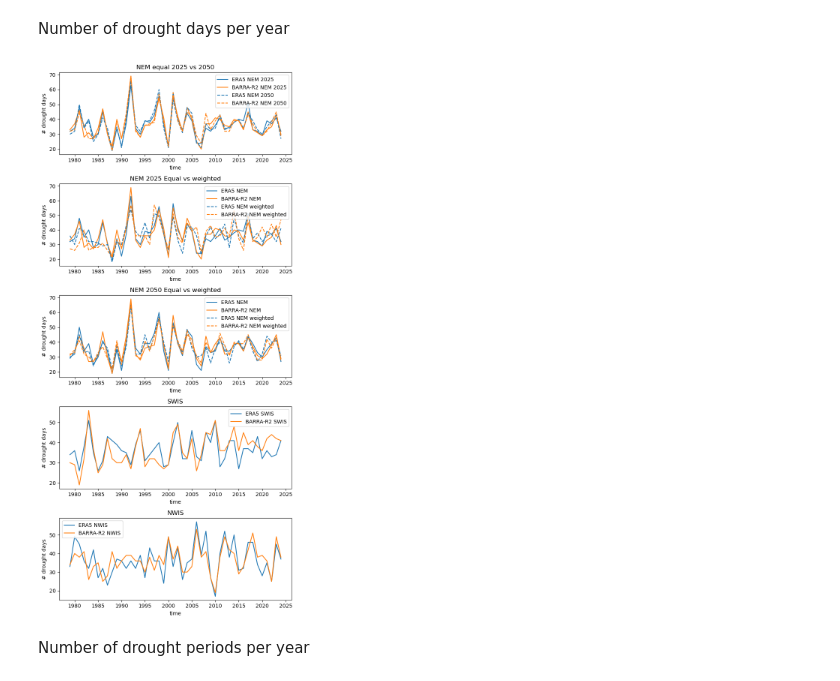
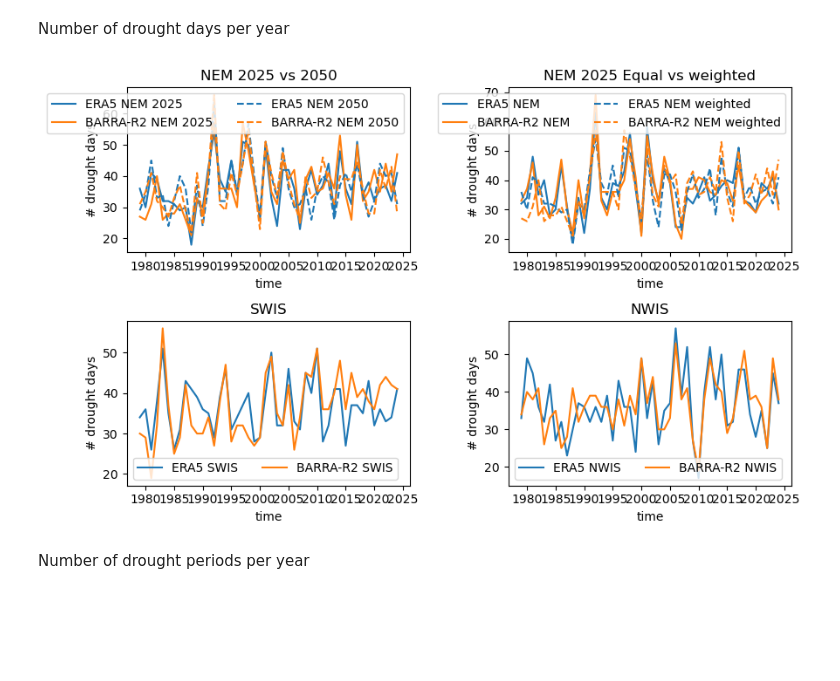
Before and after one commit to dougrichardson/wind_drought, a Jupyter notebook: 08_reanalysis_drought_stats.ipynb, the cells around one changed output. Saved outputs shown, nothing was run; the diff lists cells and outputs as text; code cells hidden in the pictures; blank space fills up the shorter version.

Commit message:
Tidied plots

```diff
--- a/08_reanalysis_drought_stats.ipynb
+++ b/08_reanalysis_drought_stats.ipynb
@@ -30,0 +134,5 @@ sum(nbytes) / 1024 ** 3
+# %%
+da = fn.sel_month(
+    ws_dict["ERA5_NEM_NEM_wind_2025_weighted"],
+    [3, 4, 5, 6]
+)
@@ -452,80 +271,61 @@ def n_drought_days(da):
     # return da.resample(time="1YS").sum()
     return xr.where(da > 0, 1, 0).resample(time="1YS").sum()
 # %%
-fig, ax = plt.subplots(5, 1, figsize=(7, 15))
+fig, ax = plt.subplots(2, 2, figsize=(9, 5.5))
+
+n_drought_days(
+    ws_dict["ERA5_NEM_NEM_wind_2025_weighted"]["drought_len_p10"]
+).plot(ax=ax[0,0], label="ERA5 NEM 2025")
+n_drought_days(
+    ws_dict["BARRA-R2_NEM_NEM_wind_2025_weighted"]["drought_len_p10"]
+).plot(ax=ax[0,0], label="BARRA-R2 NEM 2025")
+
+n_drought_days(
+    ws_dict["ERA5_NEM_NEM_wind_2050_weighted"]["drought_len_p10"]
+).plot(ax=ax[0,0], label="ERA5 NEM 2050", color="tab:blue", ls="--")
+n_drought_days(
+    ws_dict["BARRA-R2_NEM_NEM_wind_2050_weighted"]["drought_len_p10"]
+).plot(ax=ax[0,0], label="BARRA-R2 NEM 2050", color="tab:orange", ls="--")
+ax[0,0].set_title("NEM 2025 vs 2050")
 
 n_drought_days(
     ws_dict["ERA5_NEM_NEM_wind_2025_unweighted"]["drought_len_p10"]
-).plot(ax=ax[0], label="ERA5 NEM 2025")
+).plot(ax=ax[0,1], label="ERA5 NEM")
 n_drought_days(
     ws_dict["BARRA-R2_NEM_NEM_wind_2025_unweighted"]["drought_len_p10"]
-).plot(ax=ax[0], label="BARRA-R2 NEM 2025")
-
-n_drought_days(
-    ws_dict["ERA5_NEM_NEM_wind_2050_unweighted"]["drought_len_p10"]
-).plot(ax=ax[0], label="ERA5 NEM 2050", color="tab:blue", ls="--")
-n_drought_days(
-    ws_dict["BARRA-R2_NEM_NEM_wind_2050_unweighted"]["drought_len_p10"]
-).plot(ax=ax[0], label="BARRA-R2 NEM 2050", color="tab:orange", ls="--")
-ax[0].legend()
-ax[0].set_title("NEM equal 2025 vs 2050")
-
-n_drought_days(
-    ws_dict["ERA5_NEM_NEM_wind_2025_unweighted"]["drought_len_p10"]
-).plot(ax=ax[1], label="ERA5 NEM")
-n_drought_days(
-    ws_dict["BARRA-R2_NEM_NEM_wind_2025_unweighted"]["drought_len_p10"]
-).plot(ax=ax[1], label="BARRA-R2 NEM")
+).plot(ax=ax[0,1], label="BARRA-R2 NEM")
 
 n_drought_days(
     ws_dict["ERA5_NEM_NEM_wind_2025_weighted"]["drought_len_p10"]
-).plot(ax=ax[1], label="ERA5 NEM weighted", color="tab:blue", ls="--")
+).plot(ax=ax[0,1], label="ERA5 NEM weighted", color="tab:blue", ls="--")
 n_drought_days(
     ws_dict["BARRA-R2_NEM_NEM_wind_2025_weighted"]["drought_len_p10"]
-).plot(ax=ax[1], label="BARRA-R2 NEM weighted", color="tab:orange", ls="--")
-ax[1].legend()
-ax[1].set_title("NEM 2025 Equal vs weighted")
-
-n_drought_days(
-    ws_dict["ERA5_NEM_NEM_wind_2050_unweighted"]["drought_len_p10"]
-).plot(ax=ax[2], label="ERA5 NEM")
-n_drought_days(
-    ws_dict["BARRA-R2_NEM_NEM_wind_2050_unweighted"]["drought_len_p10"]
-).plot(ax=ax[2], label="BARRA-R2 NEM")
-
-n_drought_days(
-    ws_dict["ERA5_NEM_NEM_wind_2050_weighted"]["drought_len_p10"]
-).plot(ax=ax[2], label="ERA5 NEM weighted", color="tab:blue", ls="--")
-n_drought_days(
-    ws_dict["BARRA-R2_NEM_NEM_wind_2050_weighted"]["drought_len_p10"]
-).plot(ax=ax[2], label="BARRA-R2 NEM weighted", color="tab:orange", ls="--")
-ax[2].legend()
-ax[2].set_title("NEM 2050 Equal vs weighted")
+).plot(ax=ax[0,1], label="BARRA-R2 NEM weighted", color="tab:orange", ls="--")
+ax[0,1].set_title("NEM 2025 Equal vs weighted")
 
 n_drought_days(
     ws_dict["ERA5_SWIS"]["drought_len_p10"]
-).plot(ax=ax[3], label="ERA5 SWIS")
+).plot(ax=ax[1,0], label="ERA5 SWIS")
 n_drought_days(
     ws_dict["BARRA-R2_SWIS"]["drought_len_p10"]
-).plot(ax=ax[3], label="BARRA-R2 SWIS")
-ax[3].legend()
-ax[3].set_title("SWIS")
+).plot(ax=ax[1,0], label="BARRA-R2 SWIS")
+ax[1,0].set_title("SWIS")
 
 n_drought_days(
     ws_dict["ERA5_NWIS"]["drought_len_p10"]
-).plot(ax=ax[4], label="ERA5 NWIS")
+).plot(ax=ax[1,1], label="ERA5 NWIS")
 n_drought_days(
     ws_dict["BARRA-R2_NWIS"]["drought_len_p10"]
-).plot(ax=ax[4], label="BARRA-R2 NWIS")
-ax[4].legend()
-ax[4].set_title("NWIS")
+).plot(ax=ax[1,1], label="BARRA-R2 NWIS")
+ax[1,1].set_title("NWIS")
 
-for a in ax:
+for a in ax.flatten():
     a.set_ylabel("# drought days")
+    a.legend(ncols=2)
 
 plt.tight_layout()
 # %% [output]
-[figure, old version]
+[figure, new version]
 # %% [markdown]
 Number of drought periods per year
 # %%
```
Also changed, not shown: parts of 21 cells of this notebook.
